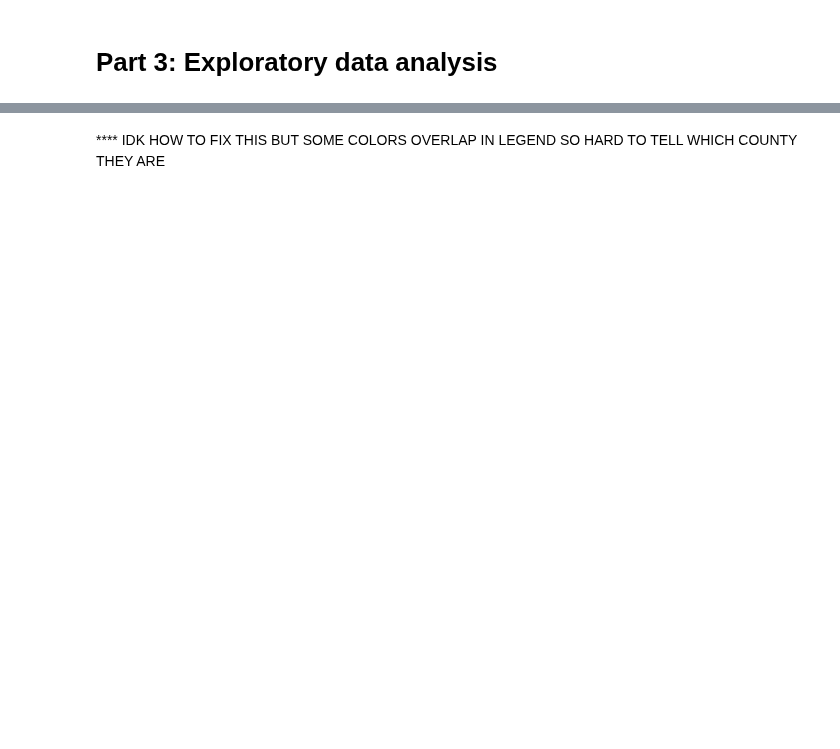
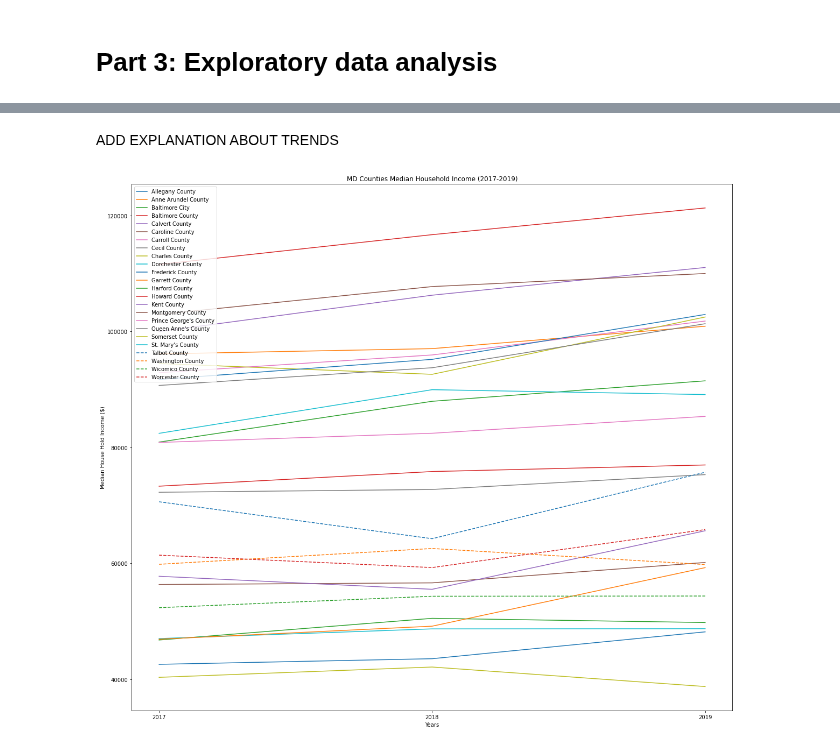
Before and after one commit to lgmueller/lgmueller.github.io, a Jupyter notebook: final-project/final-project.ipynb, the cells around one changed output, grey strips where cells are left out. Cells and saved outputs as stored; diff of their text form; code cells hidden in the pictures; blank space fills up the shorter version.

```diff
--- a/final-project/final-project.ipynb
+++ b/final-project/final-project.ipynb
@@ -205,9 +265,12 @@ income_df
 
 years = [2017, 2018, 2019]
 county_names = crime_df.JURISDICTION.unique()
+county_names_first_20 = county_names[: -4]
+print(county_names)
+repeat_county = ['Talbot County', 'Washington County', 'Wicomico County', 'Worcester County']
 
 plt.figure(figsize=(20,18))
-for curr_county in county_names:
+for curr_county in county_names_first_20:
     # dataframe for current county data
     curr_county_crime = crime_df[crime_df['JURISDICTION'] == curr_county]
 
@@ -219,6 +282,17 @@ for curr_county in county_names:
     plt.ylabel('Crime Rate per 100K people')
     plt.plot(curr_years, curr_crime, label = curr_county)
 
+for curr_county in repeat_county:
+    # dataframe for current county data
+    curr_county_crime = crime_df[crime_df['JURISDICTION'] == curr_county]
+
+    # turn data from dataframe into array to plot
+    curr_years = curr_county_crime['YEAR'].to_numpy()
+    curr_crime = curr_county_crime['OVERALL CRIME RATE PER 100,000 PEOPLE'].to_numpy()
+    plt.title('MD Counties Crime Rate (2017-2019)')
+    plt.xlabel('Years')
+    plt.ylabel('Crime Rate per 100K people')
+    plt.plot(curr_years, curr_crime, linestyle='dashed')
 
 plt.legend(county_names, loc = "upper left")
 plt.show()
@@ -226,24 +307,42 @@ plt.show()
 [figure]
 # %% [markdown]
-**** IDK HOW TO FIX THIS BUT SOME COLORS OVERLAP IN LEGEND SO HARD TO TELL WHICH COUNTY THEY ARE
+ADD EXPLANATION ABOUT TRENDS
 # %%
-# Plot years vs median house hold income
+# Plot years vs median household income
 
 years = [2017, 2018, 2019]
+county_names = income_df.County.unique()
+
+county_names_first_20 = county_names[: -4]
+#print(county_names_first_20)
+repeat_county = ['Talbot County', 'Washington County', 'Wicomico County', 'Worcester County']
 
 plt.figure(figsize=(20,18))
-for curr_county in county_names:
+for curr_county in county_names_first_20:
     # dataframe for current county data
-    curr_county_crime = crime_df[crime_df['JURISDICTION'] == curr_county]
+    curr_county_income = income_df[income_df['County'] == curr_county]
 
     # turn data from dataframe into array to plot
-    curr_years = curr_county_crime['YEAR'].to_numpy()
-    curr_crime = curr_county_crime['OVERALL CRIME RATE PER 100,000 PEOPLE'].to_numpy()
-    plt.title('MD Counties Crime Rate (2017-2019)')
+    curr_years = curr_county_income['Year'].to_numpy()
+    curr_income = curr_county_income['Income'].to_numpy()
+    plt.title('MD Counties Median Household Income (2017-2019)')
     plt.xlabel('Years')
-    plt.ylabel('Crime Rate per 100K people')
-    plt.plot(curr_years, curr_crime, label = curr_county)
+    plt.ylabel('Median House Hold Income ($)')
+    plt.plot(curr_years, curr_income, label = curr_county)
 
+for curr_county in repeat_county:
+    # dataframe for current county data
+    curr_county_income = income_df[income_df['County'] == curr_county]
+
+    # turn data from dataframe into array to plot
+    curr_years = curr_county_income['Year'].to_numpy()
+    curr_income = curr_county_income['Income'].to_numpy()
+    plt.title('MD Counties Median Household Income (2017-2019)')
+    plt.xlabel('Years')
+    plt.ylabel('Median House Hold Income ($)')
+    plt.plot(curr_years, curr_income, linestyle='dashed')
 
 plt.legend(county_names, loc = "upper left")
 plt.show()
+# %% [output]
+[figure, added]
```
Also changed, not shown: parts of 6 cells of this notebook.
